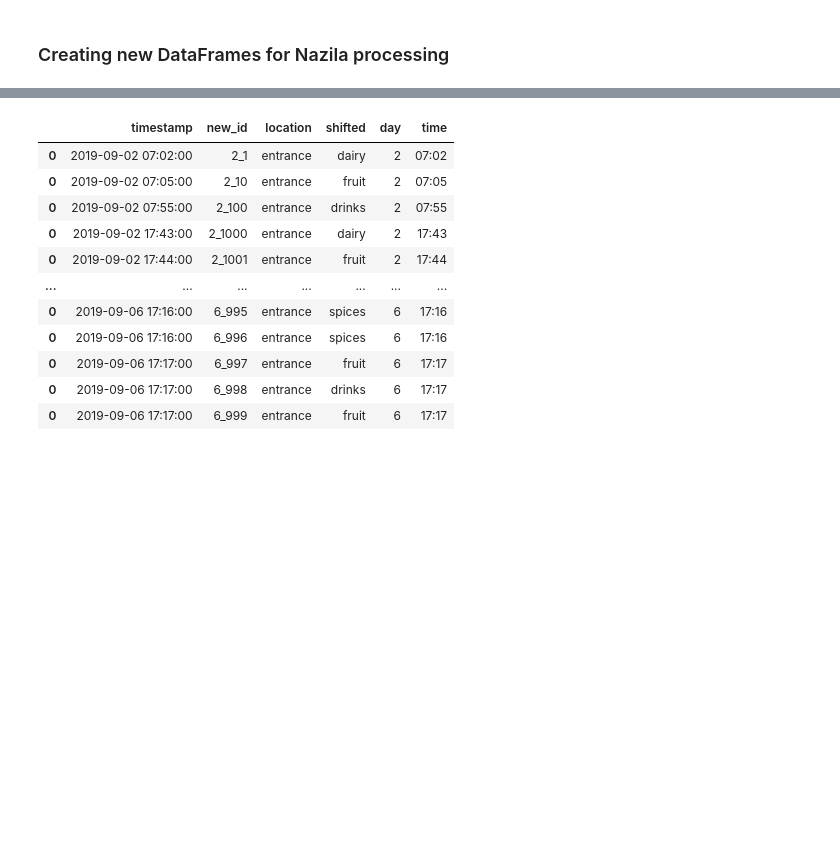
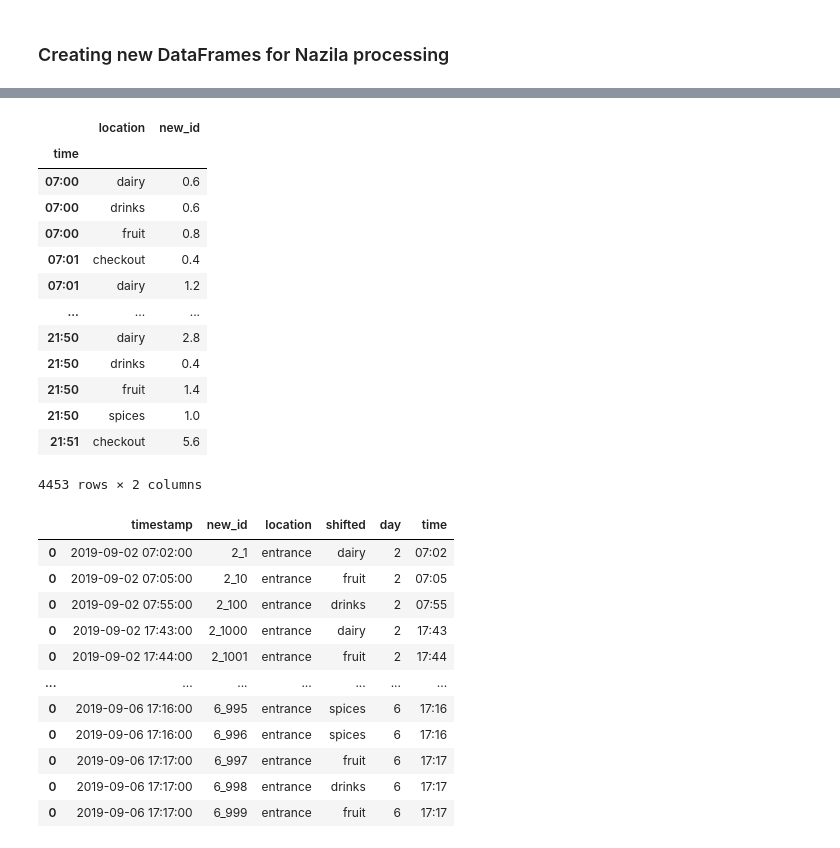
Before and after one commit to MykolaWauer/Spiced_Academy_Team_Project, a Jupyter notebook: eda/data_wrangling.ipynb, the cells around one changed output, grey strips where cells are left out. Drawn from its saved outputs; the diff is of its cells as text; code cells hidden in the pictures; blank space fills up the shorter version.

```diff
--- a/eda/data_wrangling.ipynb
+++ b/eda/data_wrangling.ipynb
@@ -147,6 +163,23 @@ avg_cust_section.reset_index(inplace=True)
 avg_cust_section.set_index('time',inplace=True)
 # %%
 avg_cust_section.to_csv('../data/average_cust_per_section.csv')
+# %%
+avg_cust_section
+# %% [output]
+|  | location | new_id |
+| time |  |  |
+| 07:00 | dairy | 0.6 |
+| 07:00 | drinks | 0.6 |
+| 07:00 | fruit | 0.8 |
+| 07:01 | checkout | 0.4 |
+| 07:01 | dairy | 1.2 |
+| ... | ... | ... |
+| 21:50 | dairy | 2.8 |
+| 21:50 | drinks | 0.4 |
+| 21:50 | fruit | 1.4 |
+| 21:50 | spices | 1.0 |
+| 21:51 | checkout | 5.6 |
+4453 rows × 2 columns
 # %%
 total_cust_section = avg_cust_section = df[df.location != 'entrance']
 # %%
```
Also changed, not shown: parts of 1 cell of this notebook.
